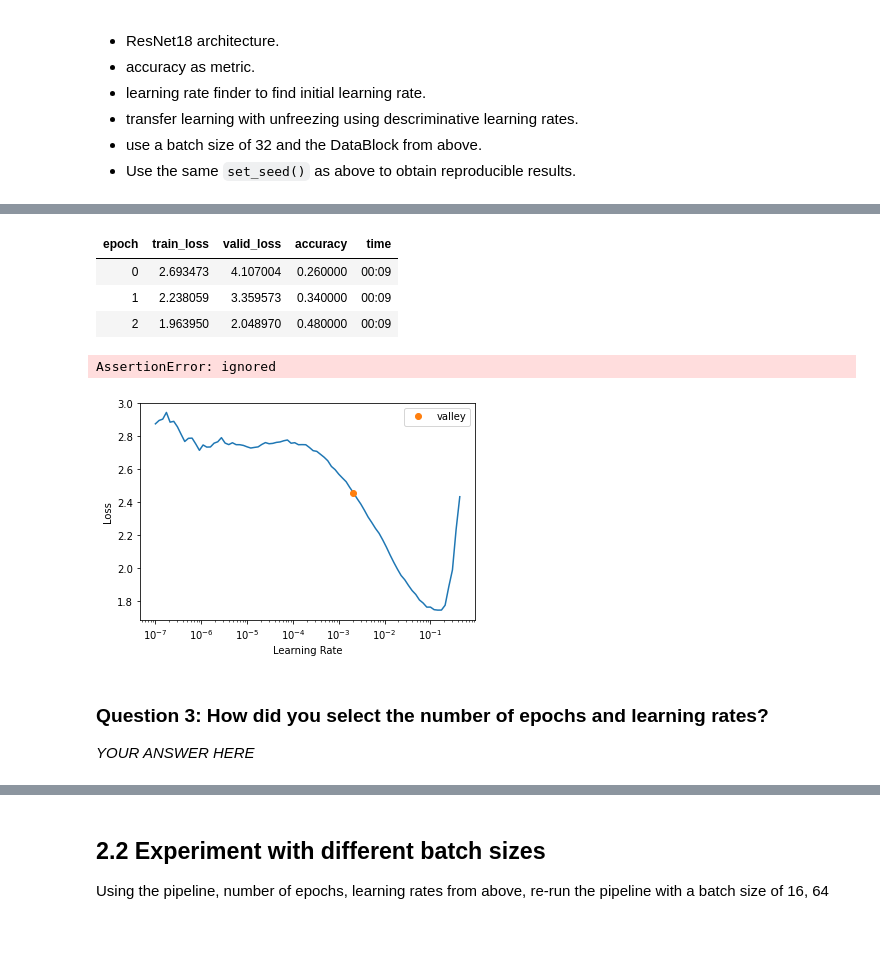
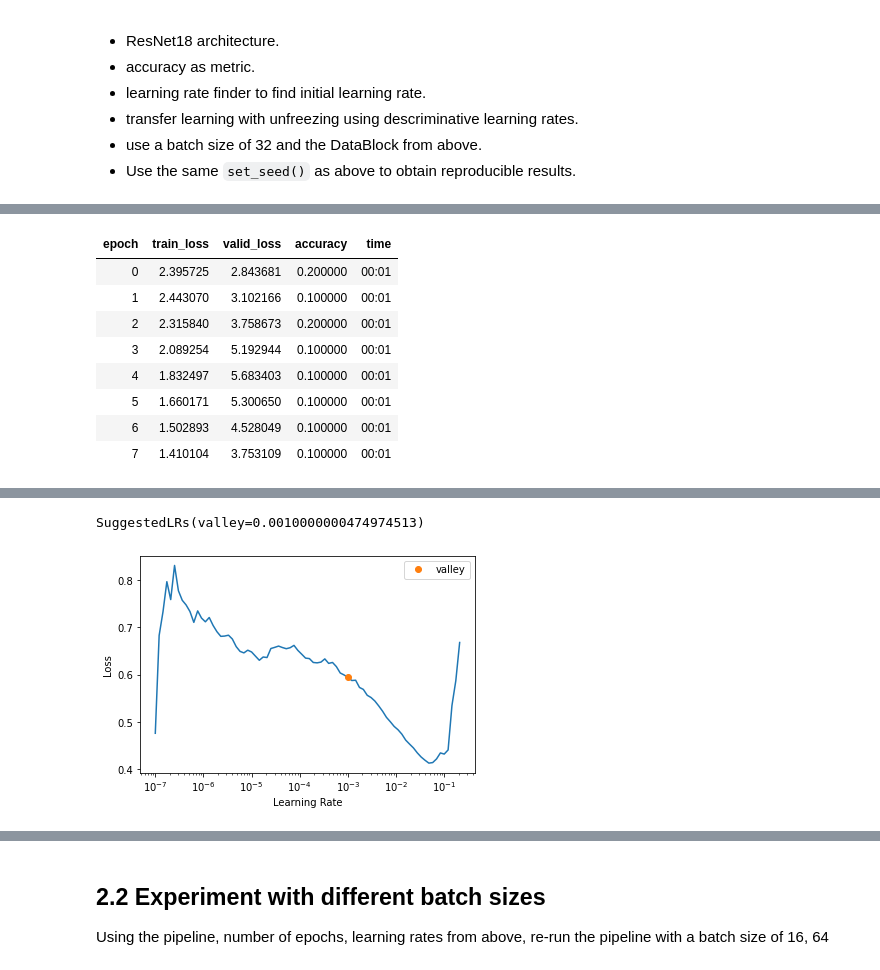
Before and after one commit to samson7722/s-m-gaming, a Jupyter notebook: lab3_train_finger_count.ipynb, the cells around one changed output, grey strips where cells are left out. Saved outputs shown, nothing was run; the diff lists cells and outputs as text; code cells hidden in the pictures; blank space fills up the shorter version.

```diff
--- a/lab3_train_finger_count.ipynb
+++ b/lab3_train_finger_count.ipynb
@@ -25,11 +25,11 @@ Create a DataBlock and DataLoaders using:
 Show a training and a validation batch.
 Show augmentations, i.e. `show_batch()` with `unique=True`.
 # %%
-set_seed(42,True)
+
 digits = DataBlock(blocks = (ImageBlock, CategoryBlock),
                  get_items=get_image_files,
                  splitter=RandomSplitter(seed=42),
                  get_y=parent_label,
                  item_tfms=Resize(640),
-                 batch_tfms=aug_transforms(size=420, min_scale=1.0))
+                 batch_tfms=aug_transforms(size=420, min_scale=1.0,max_lighting=0.2, max_warp=0.2,align_corners=True, p_affine=0.75, p_lighting=0.75))
 # %%
@@ -65,18 +81,20 @@ dls.show_batch(nrows=1, ncols=3, unique=True)
 # %%
+
 set_seed(42,True)
+dls = digits.dataloaders('/content/gdrive/My Drive/newdigits', bs=32)
 learn = cnn_learner(dls, resnet18, metrics=accuracy)
+learn.fit_one_cycle(8, 3e-3)
 learn.lr_find()
-learn.fit_one_cycle(3, 3e-3)
-learn.unfreeze()
-learn.fit_one_cycle(12, lr_max=(1e-6,1e-4))
 # %% [output]
+| epoch | train_loss | valid_loss | accuracy | time |
+| 0 | 2.395725 | 2.843681 | 0.200000 | 00:01 |
+| 1 | 2.443070 | 3.102166 | 0.100000 | 00:01 |
+| 2 | 2.315840 | 3.758673 | 0.200000 | 00:01 |
+| 3 | 2.089254 | 5.192944 | 0.100000 | 00:01 |
+| 4 | 1.832497 | 5.683403 | 0.100000 | 00:01 |
+| 5 | 1.660171 | 5.300650 | 0.100000 | 00:01 |
+| 6 | 1.502893 | 4.528049 | 0.100000 | 00:01 |
+| 7 | 1.410104 | 3.753109 | 0.100000 | 00:01 |
 [interactive output not drawn]
-| epoch | train_loss | valid_loss | accuracy | time |
-| 0 | 2.693473 | 4.107004 | 0.260000 | 00:09 |
-| 1 | 2.238059 | 3.359573 | 0.340000 | 00:09 |
-| 2 | 1.963950 | 2.048970 | 0.480000 | 00:09 |
-AssertionError: ignored
+SuggestedLRs(valley=0.0010000000474974513)
-[figure, old version]
+[figure, new version]
-# %% [markdown]
-### Question 3: How did you select the number of epochs and learning rates?
-*YOUR ANSWER HERE*
```
Also changed, not shown: parts of 25 cells of this notebook.
